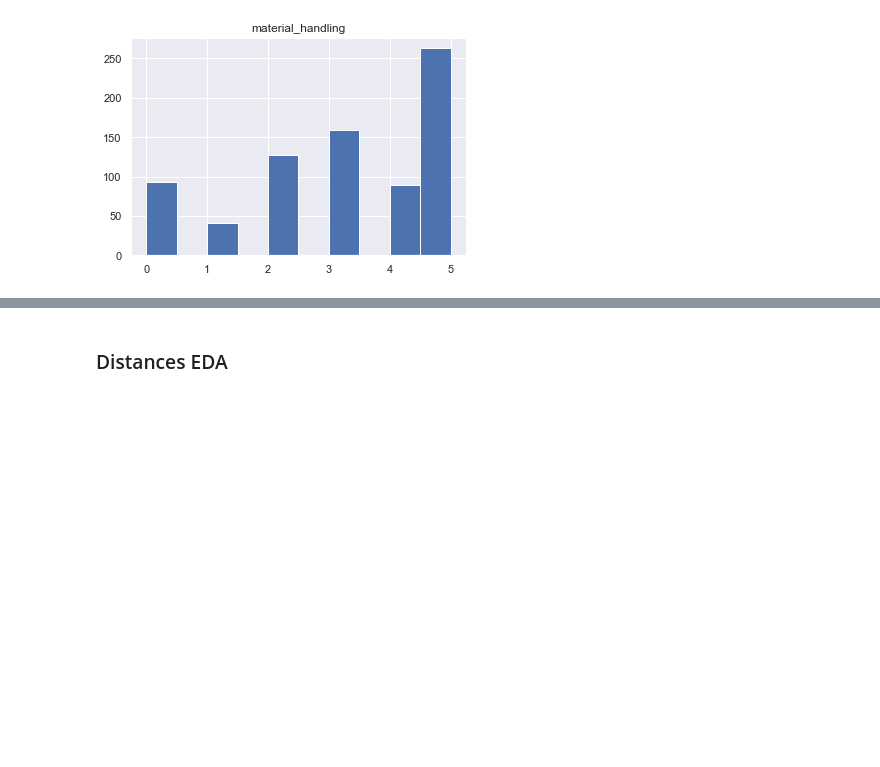
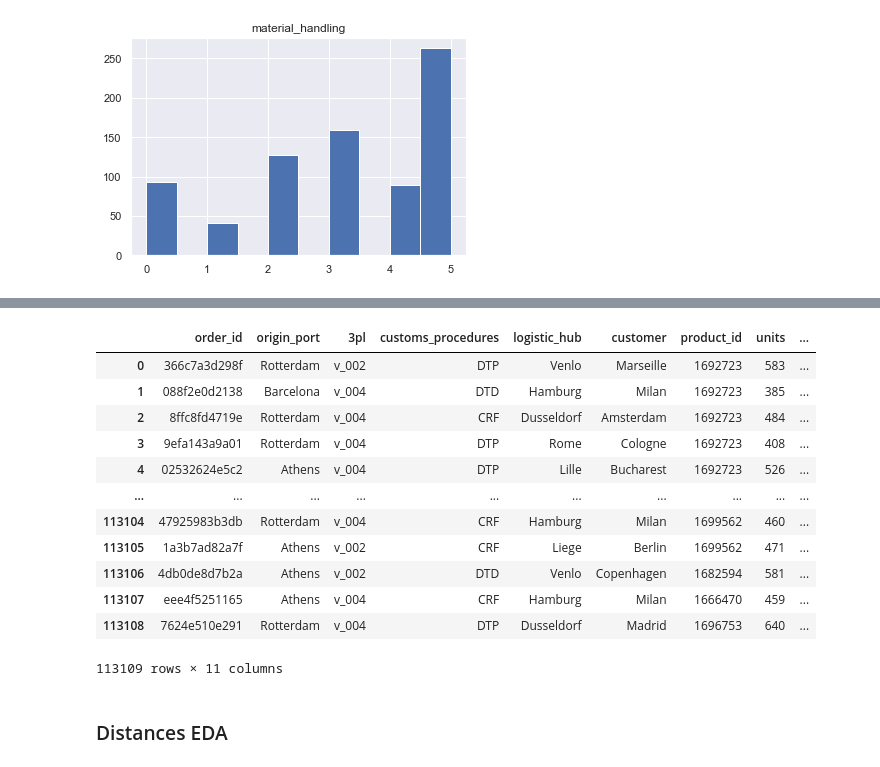
Before and after one commit to bcatala/Datathon, a Jupyter notebook: starter-notebook.ipynb, the cells around one changed output, grey strips where cells are left out. Drawn from its saved outputs; the diff is of its cells as text; code cells hidden in the pictures; blank space fills up the shorter version.

Commit message:
merged df

```diff
--- a/starter-notebook.ipynb
+++ b/starter-notebook.ipynb
@@ -248,3 +254,20 @@ AttributeError: 'Series' object has no attribute 'boxplot'
+# %%
+# MERGE DATASET
+merged_df = train_df.merge(df_products)
+# %% [output]
+|  | order_id | origin_port | 3pl | customs_procedures | logistic_hub | customer | product_id | units | ... |
+| 0 | 366c7a3d298f | Rotterdam | v_002 | DTP | Venlo | Marseille | 1692723 | 583 | ... |
+| 1 | 088f2e0d2138 | Barcelona | v_004 | DTD | Hamburg | Milan | 1692723 | 385 | ... |
+| 2 | 8ffc8fd4719e | Rotterdam | v_004 | CRF | Dusseldorf | Amsterdam | 1692723 | 484 | ... |
+| 3 | 9efa143a9a01 | Rotterdam | v_004 | DTP | Rome | Cologne | 1692723 | 408 | ... |
+| 4 | 02532624e5c2 | Athens | v_004 | DTP | Lille | Bucharest | 1692723 | 526 | ... |
+| ... | ... | ... | ... | ... | ... | ... | ... | ... | ... |
+| 113104 | 47925983b3db | Rotterdam | v_004 | CRF | Hamburg | Milan | 1699562 | 460 | ... |
+| 113105 | 1a3b7ad82a7f | Athens | v_002 | CRF | Liege | Berlin | 1699562 | 471 | ... |
+| 113106 | 4db0de8d7b2a | Athens | v_002 | DTD | Venlo | Copenhagen | 1682594 | 581 | ... |
+| 113107 | eee4f5251165 | Athens | v_004 | CRF | Hamburg | Milan | 1666470 | 459 | ... |
+| 113108 | 7624e510e291 | Rotterdam | v_004 | DTP | Dusseldorf | Madrid | 1696753 | 640 | ... |
+113109 rows × 11 columns
 # %% [markdown]
 ### Distances EDA
 # %%
```
Also changed, not shown: parts of 2 cells of this notebook.
